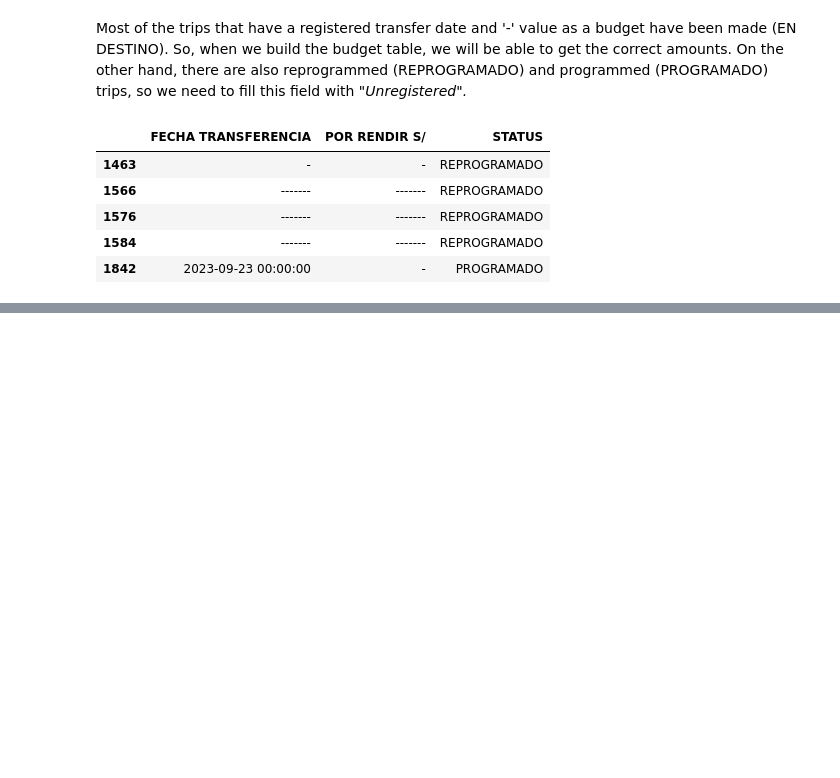
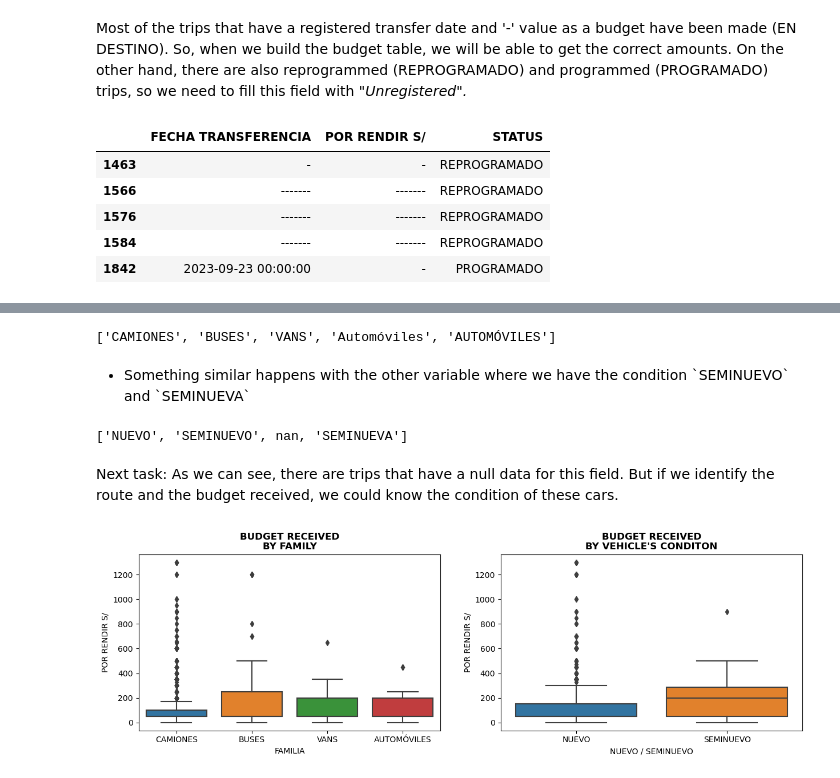
Before and after one commit to CarlosFOL/Transport_Company_Analysis, a Jupyter notebook: notebooks/data_cleaning.ipynb, the cells around one changed output, grey strips where cells are left out. Saved outputs shown, nothing was run; the diff lists cells and outputs as text; code cells hidden in the pictures; blank space fills up the shorter version.

Commit message:
Compare the budget a used vehicle receives with a new one

```diff
--- a/notebooks/data_cleaning.ipynb
+++ b/notebooks/data_cleaning.ipynb
@@ -127,20 +213,19 @@ df_TransportCompany.drop(null_trips,
 # %% [output]
 1 trip(s) with only null data over its columns
 # %%
-# Let's fill in the null data in the columns related to the extra costs in a trip.
-trip_extra_costs = ['COMBUSTIBLE', 'CINTA REFLECTIVA', 'PARACHOQUE', 'OBSERVACIONES',
-                    'LAVADO', 'REVISIÓN TÉCNICA', 'OTROS', 'COMENTARIOS',
-                    'INCIDENTES DE TRANSITO / SINIESTROS']
-
+# Let's fill in the null data of the columns related to the extra costs in a trip.
+trip_extra_costs = ['COMBUSTIBLE', 'CINTA REFLECTIVA', 'PARACHOQUE',
+                    'OBSERVACIONES', 'LAVADO', 'REVISIÓN TÉCNICA',
+                    'OTROS', 'COMENTARIOS', 'INCIDENTES DE TRANSITO / SINIESTROS']
 for extra_cost in trip_extra_costs:
     df_TransportCompany.loc[:, extra_cost].fillna('Missing', inplace = True)
 # Assign new values to the VOLQUETE column
 df_TransportCompany['VOLQUETE'] = np.where(df_TransportCompany['VOLQUETE'] == 'SI', 1, np.where(
-                                        df_TransportCompany['VOLQUETE'] == 'NO', 0, 'NOT SPECIFIED')
+    df_TransportCompany['VOLQUETE'] == 'NO', 0, 'NOT SPECIFIED')
                                            )
-# Since it returns a homogeneous array (i.e the same dtype)
-cond_number = df_TransportCompany['VOLQUETE'].str.isdecimal()
+# Since the np.where returns an homogeneus array (i.e the same dtype for all values)
+cond_number = df_TransportCompany['VOLQUETE'].str.isdecimal() # Condition to get the 1's and 0's values
 df_TransportCompany.loc[
     cond_number, 'VOLQUETE'
-    ] = df_TransportCompany.loc[cond_number, 'VOLQUETE'].astype(int)
+] = df_TransportCompany.loc[cond_number, 'VOLQUETE'].astype(int)
 # %% [markdown]
@@ -1116,14 +1196,7 @@ first_cond = ~(df_TransportCompany['STATUS'].isin(
 second_cond = df_TransportCompany['POR RENDIR S/'].apply(lambda budget: type(budget) == int )
 cols = ['ORIGEN', 'DESTINO', 'POR RENDIR S/', 'FAMILIA', 'NUEVO / SEMINUEVO']
 # Get the table
-BUDGET_TABLE = df_TransportCompany.loc[first_cond & second_cond, cols].copy()
-BUDGET_TABLE['ROUTE'] = df_TransportCompany.apply(
+budget_table = df_TransportCompany.loc[first_cond & second_cond, cols].copy()
+budget_table['ROUTE'] = df_TransportCompany.apply(
                             lambda trip: trip['ORIGEN'] + ' - ' + trip['DESTINO'], axis = 1
                                                 )
-(
-    BUDGET_TABLE
-    .groupby(by = ['ROUTE', 'FAMILIA','NUEVO / SEMINUEVO'])
-    .agg({'POR RENDIR S/': ['mean', 'std']})
-    .round()
-    .fillna(0)
-)
@@ -1145,0 +1210,34 @@ BUDGET_TABLE['ROUTE'] = df_TransportCompany.apply(
+# %%
+budget_table['FAMILIA'].unique().tolist()
+# %% [output]
+['CAMIONES', 'BUSES', 'VANS', 'Automóviles', 'AUTOMÓVILES']
+# %% [markdown]
+<ul>
+<li>
+    Something similar happens with the other variable where we have the condition `SEMINUEVO` and `SEMINUEVA`
+</li>
+</ul>
+# %%
+budget_table['NUEVO / SEMINUEVO'].unique().tolist()
+# %% [output]
+['NUEVO', 'SEMINUEVO', nan, 'SEMINUEVA']
+# %% [markdown]
+Next task: As we can see, there are trips that have a null data for this field. But if we identify the route and the budget received, we could know the condition of these cars.
+# %%
+# Let's replace them
+budget_table.loc[budget_table['FAMILIA'] == 'Automóviles', 'FAMILIA'] = 'AUTOMÓVILES'
+budget_table.loc[budget_table['NUEVO / SEMINUEVO'] == 'SEMINUEVA', 'NUEVO / SEMINUEVO'] = 'SEMINUEVO'
+# %%
+# Plot how the distribution of the budget behave by the variables family and condition
+fig = plt.figure(figsize = (15, 4))
+#Family
+ax1 = fig.add_subplot(121)
+sns.boxplot(data = budget_table, x='FAMILIA', y='POR RENDIR S/')
+ax1.set_title('BUDGET RECEIVED\nBY FAMILY', fontdict = {'weight': 'bold'})
+# Condition
+ax2 = fig.add_subplot(122)
+sns.boxplot(data = budget_table, x='NUEVO / SEMINUEVO', y= 'POR RENDIR S/')
+ax2.set_title("BUDGET RECEIVED\nBY VEHICLE'S CONDITON", fontdict = {'weight': 'bold'})
+plt.show()
+# %% [output]
+[figure, added]
```
Also changed, not shown: parts of 23 cells of this notebook.
